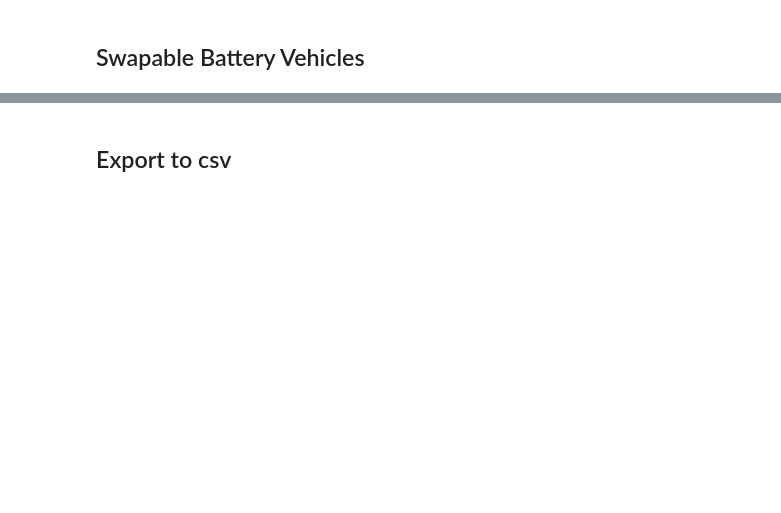
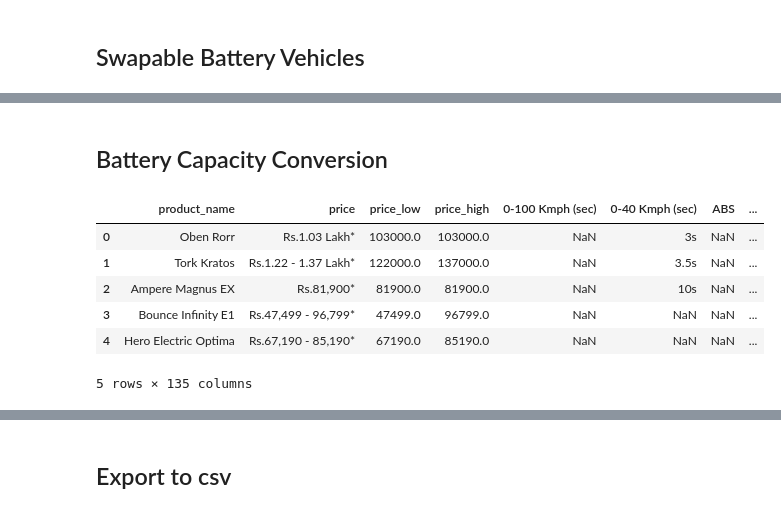
Before and after one commit to sanitbhatkar/web_scraping, a Jupyter notebook: Bikedekho/Spec Extractor.ipynb, the cells around one changed output, grey strips where cells are left out. Saved outputs shown, nothing was run; the diff lists cells and outputs as text; code cells hidden in the pictures; blank space fills up the shorter version.

```diff
--- a/Bikedekho/Spec Extractor.ipynb
+++ b/Bikedekho/Spec Extractor.ipynb
@@ -271,0 +223,12 @@ swappable_bat_vehicles
+# %% [markdown]
+## Battery Capacity Conversion
+# %%
+concat_df.head()
+# %% [output]
+|  | product_name | price | price_low | price_high | 0-100 Kmph (sec) | 0-40 Kmph (sec) | ABS | ... |
+| 0 | Oben Rorr | Rs.1.03 Lakh* | 103000.0 | 103000.0 | NaN | 3s | NaN | ... |
+| 1 | Tork Kratos | Rs.1.22 - 1.37 Lakh* | 122000.0 | 137000.0 | NaN | 3.5s | NaN | ... |
+| 2 | Ampere Magnus EX | Rs.81,900* | 81900.0 | 81900.0 | NaN | 10s | NaN | ... |
+| 3 | Bounce Infinity E1 | Rs.47,499 - 96,799* | 47499.0 | 96799.0 | NaN | NaN | NaN | ... |
+| 4 | Hero Electric Optima | Rs.67,190 - 85,190* | 67190.0 | 85190.0 | NaN | NaN | NaN | ... |
+5 rows × 135 columns
```
Also changed, not shown: parts of 10 cells of this notebook, 1 other file.
